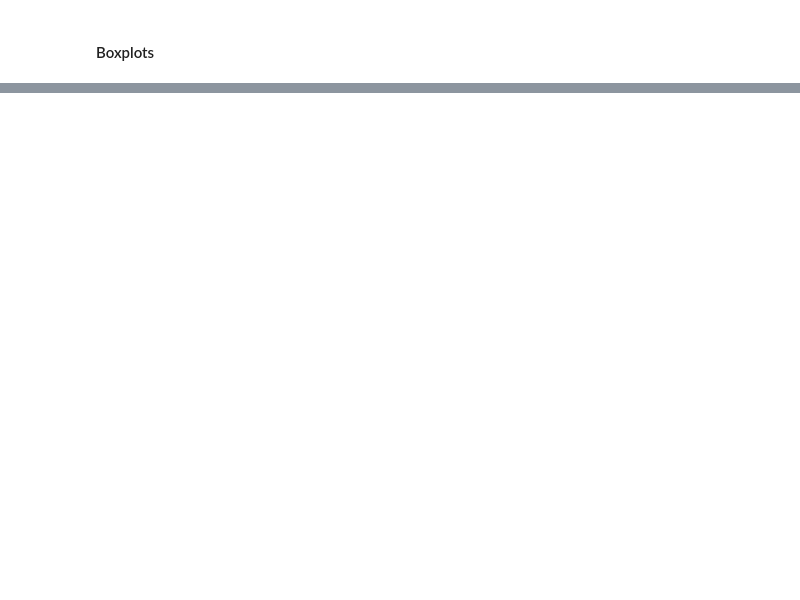
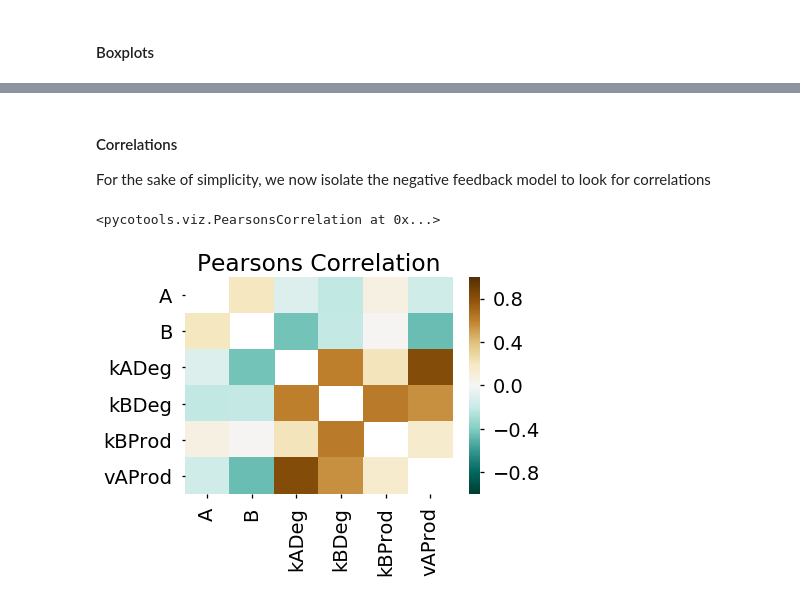
Before and after one commit to CiaranWelsh/pycotools3, a Jupyter notebook: docs/source/Tutorials/Tutorial8ModelSelectionDemo.ipynb, the cells around one changed output, grey strips where cells are left out. Drawn from its saved outputs; the diff is of its cells as text; code cells hidden in the pictures; blank space fills up the shorter version.

```diff
--- a/docs/source/Tutorials/Tutorial8ModelSelectionDemo.ipynb
+++ b/docs/source/Tutorials/Tutorial8ModelSelectionDemo.ipynb
@@ -285,0 +284,20 @@ for MPE in MMF:
+# %% [markdown]
+#### Correlations
+For the sake of simplicity, we now isolate the negative feedback model to look for correlations
+# %%
+## get path to the negative feedback model
+negative_feedback_model_path = os.path.join(
+    model_selection_dir, 'negative_feedback'
+)
+negative_feedback_model_path = os.path.join(
+    negative_feedback_model_path, 'negative_feedback.cps'
+)
+
+## get underlying MultiParameterEstimation object
+MPE = MMF[negative_feedback_model_path]
+
+## look at pearsons correlation between parameters
+viz.PearsonsCorrelation(MPE)
+# %% [output]
+<pycotools.viz.PearsonsCorrelation at 0x...>
+[figure, added]
```
Also changed, not shown: parts of 15 cells of this notebook, 15 other files.
